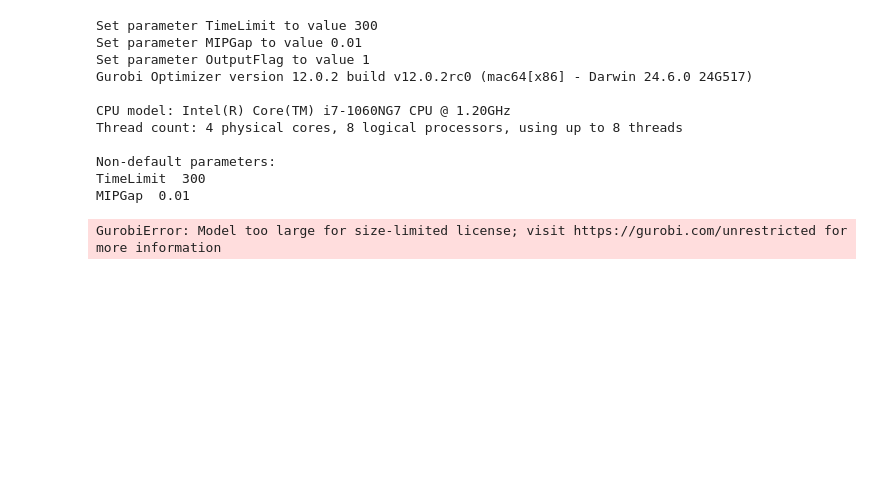
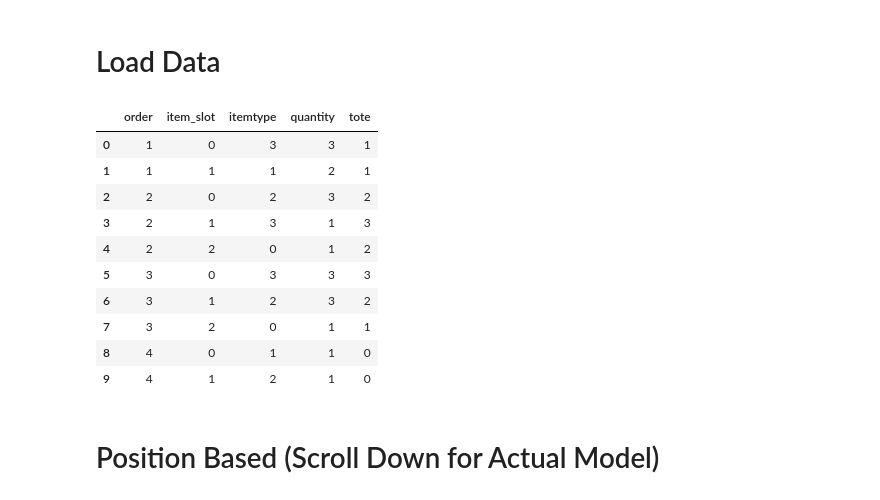
Before and after one commit to nikonlikes/MSE443-Module-3, a Jupyter notebook: MIP.ipynb, the cells around one changed output. Drawn from its saved outputs; the diff is of its cells as text; code cells hidden in the pictures; blank space fills up the shorter version.

```diff
--- a/MIP.ipynb
+++ b/MIP.ipynb
@@ -320,24 +0,0 @@ Total variables : 1,164  (binary=493, integer=714)
-# %%
-# ── Cell 5: Objective and solve ───────────────────────────────────────────────
-
-mdl.setObjective(makespan, GRB.MINIMIZE)
-
-# Solver settings
-mdl.Params.TimeLimit  = 300    # 5-minute wall-clock limit
-mdl.Params.MIPGap     = 0.01   # stop at 1 % optimality gap
-mdl.Params.OutputFlag = 1      # show Gurobi log
-
-mdl.optimize()
-# %% [output]
-Set parameter TimeLimit to value 300
-Set parameter MIPGap to value 0.01
-Set parameter OutputFlag to value 1
-Gurobi Optimizer version 12.0.2 build v12.0.2rc0 (mac64[x86] - Darwin 24.6.0 24G517)
-
-CPU model: Intel(R) Core(TM) i7-1060NG7 CPU @ 1.20GHz
-Thread count: 4 physical cores, 8 logical processors, using up to 8 threads
-
-Non-default parameters:
-TimeLimit  300
-MIPGap  0.01
-GurobiError: Model too large for size-limited license; visit https://gurobi.com/unrestricted for more information
@@ -403,0 +1,32 @@ else:
+# %% [markdown]
+# Load Data
+# %%
+import gurobipy as gp
+from gurobipy import GRB
+import pandas as pd
+
+m = gp.Model("MIP")
+
+from ranDataGen.order_data_loader import load_order_data
+
+df = load_order_data(base_dir='ranDataGen/')
+
+# df[df['order'] == 1]
+#df[df['tote'] == 1]
+# df.groupby('order').sum()
+# df.groupby('tote')['quantity'].sum()
+df
+# %% [output]
+|  | order | item_slot | itemtype | quantity | tote |
+| 0 | 1 | 0 | 3 | 3 | 1 |
+| 1 | 1 | 1 | 1 | 2 | 1 |
+| 2 | 2 | 0 | 2 | 3 | 2 |
+| 3 | 2 | 1 | 3 | 1 | 3 |
+| 4 | 2 | 2 | 0 | 1 | 2 |
+| 5 | 3 | 0 | 3 | 3 | 3 |
+| 6 | 3 | 1 | 2 | 3 | 2 |
+| 7 | 3 | 2 | 0 | 1 | 1 |
+| 8 | 4 | 0 | 1 | 1 | 0 |
+| 9 | 4 | 1 | 2 | 1 | 0 |
+# %% [markdown]
+# Position Based (Scroll Down for Actual Model)
```
Also changed, not shown: parts of 11 cells of this notebook, 2 other files.
